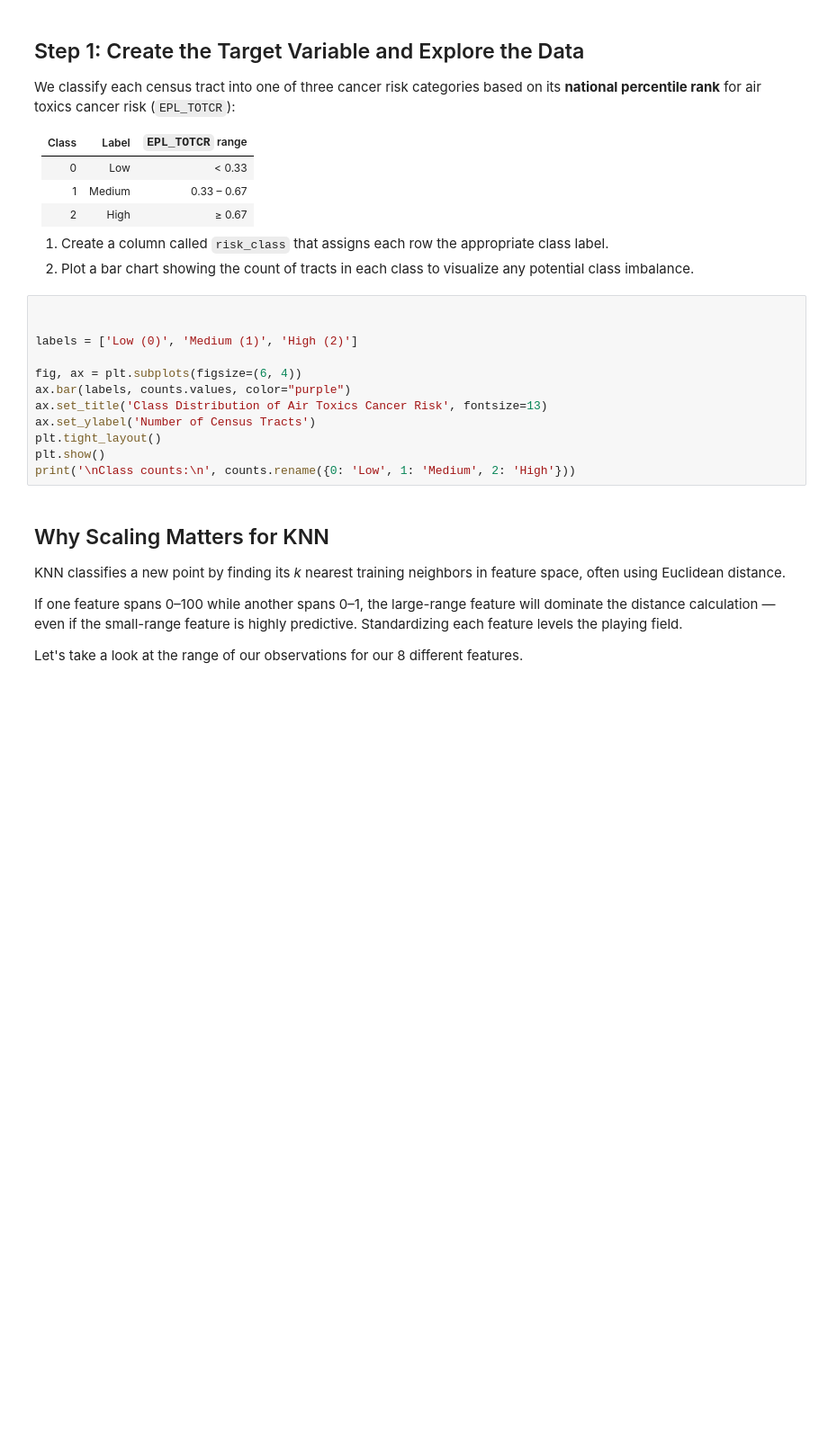
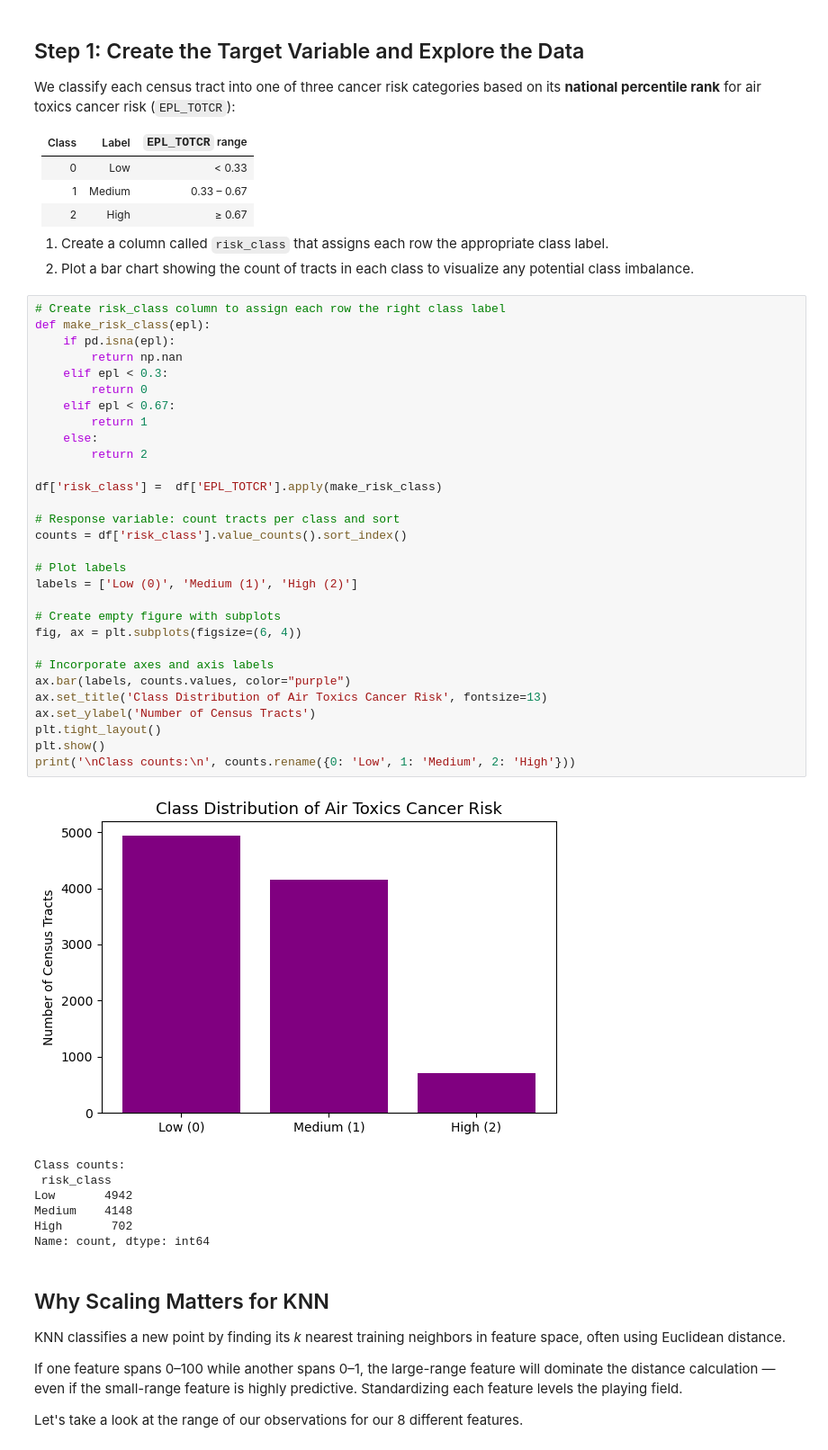
Before and after one commit to mmorenorolon/eds232-labs, a Jupyter notebook: week3/lab3.ipynb, the cells around one changed output. Shown at 90% size. Cells and saved outputs as stored; diff of their text form; blank space fills up the shorter version.

```diff
--- a/week3/lab3.ipynb
+++ b/week3/lab3.ipynb
@@ -85,17 +85,43 @@ We classify each census tract into one of three cancer risk categories based on
 1. Create a column called `risk_class` that assigns each row the appropriate class label.
 2. Plot a bar chart showing the count of tracts in each class to visualize any potential class imbalance.
 # %%
+# Create risk_class column to assign each row the right class label
+def make_risk_class(epl):
+    if pd.isna(epl):
+        return np.nan
+    elif epl < 0.3:
+        return 0
+    elif epl < 0.67:
+        return 1
+    else:
+        return 2
 
+df['risk_class'] =  df['EPL_TOTCR'].apply(make_risk_class)
 
+# Response variable: count tracts per class and sort
+counts = df['risk_class'].value_counts().sort_index()
+
+# Plot labels
 labels = ['Low (0)', 'Medium (1)', 'High (2)']
 
+# Create empty figure with subplots
 fig, ax = plt.subplots(figsize=(6, 4))
+
+# Incorporate axes and axis labels
 ax.bar(labels, counts.values, color="purple")
 ax.set_title('Class Distribution of Air Toxics Cancer Risk', fontsize=13)
 ax.set_ylabel('Number of Census Tracts')
 plt.tight_layout()
 plt.show()
 print('\nClass counts:\n', counts.rename({0: 'Low', 1: 'Medium', 2: 'High'}))
+# %% [output]
+[figure, added]
+Class counts:
+ risk_class
+Low       4942
+Medium    4148
+High       702
+Name: count, dtype: int64
 # %% [markdown]
 ## Why Scaling Matters for KNN
 
```
Also changed, not shown: parts of 14 cells of this notebook.
